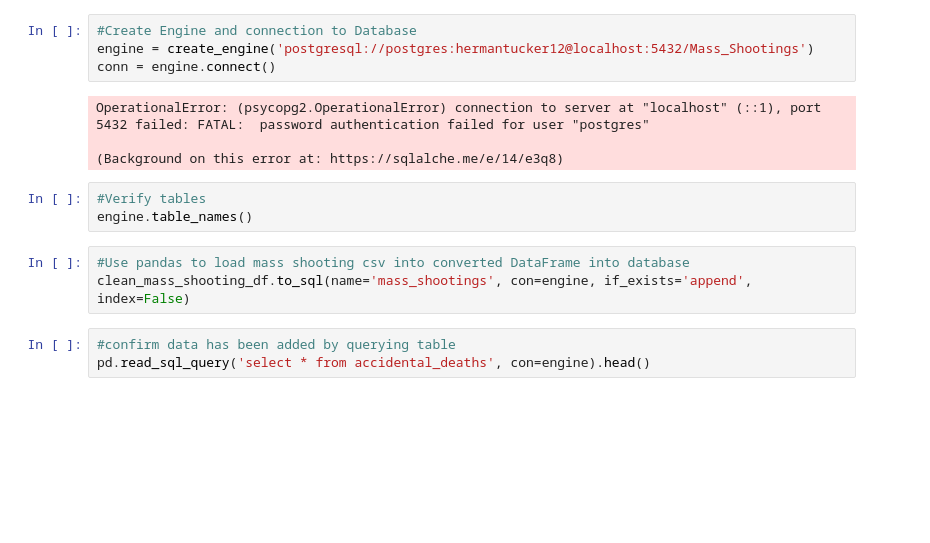
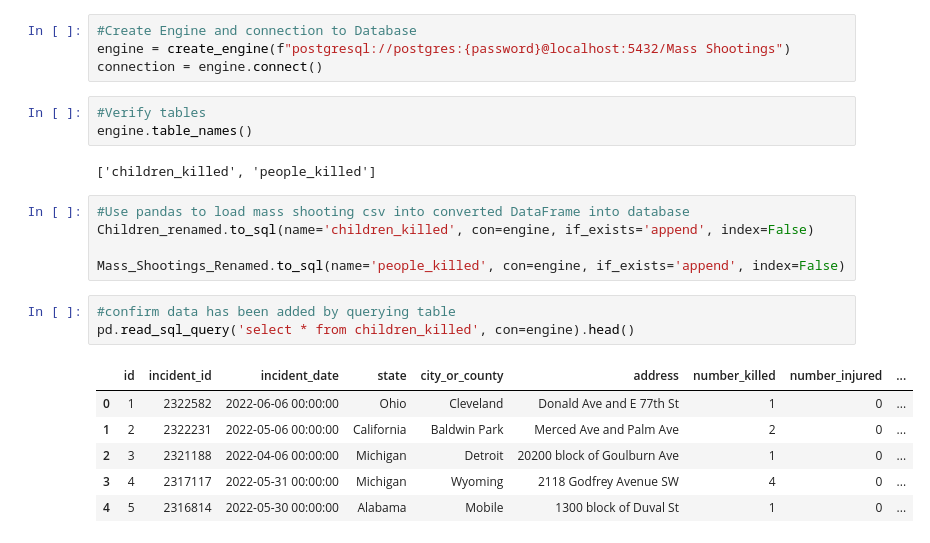
Before and after one commit to dmcneill0711/Mass-Shootings-and-Children, a Jupyter notebook: Mass Shootings Project.ipynb, the cells around one changed output. Cells and saved outputs as stored; diff of their text form; blank space fills up the shorter version.

```diff
--- a/Mass Shootings Project.ipynb
+++ b/Mass Shootings Project.ipynb
@@ -119,17 +146,24 @@ NameError: name 'Mass_Shootings_2022' is not defined
 # %%
 #Create Engine and connection to Database
-engine = create_engine('postgresql://postgres:hermantucker12@localhost:5432/Mass_Shootings')
-conn = engine.connect()
+engine = create_engine(f"postgresql://postgres:{password}@localhost:5432/Mass Shootings")
+connection = engine.connect()
-# %% [output]
-OperationalError: (psycopg2.OperationalError) connection to server at "localhost" (::1), port 5432 failed: FATAL:  password authentication failed for user "postgres"
-
-(Background on this error at: https://sqlalche.me/e/14/e3q8)
 # %%
 #Verify tables
 engine.table_names()
+# %% [output]
+['children_killed', 'people_killed']
 # %%
 #Use pandas to load mass shooting csv into converted DataFrame into database
-clean_mass_shooting_df.to_sql(name='mass_shootings', con=engine, if_exists='append', index=False)
+Children_renamed.to_sql(name='children_killed', con=engine, if_exists='append', index=False)
+
+Mass_Shootings_Renamed.to_sql(name='people_killed', con=engine, if_exists='append', index=False)
 # %%
 #confirm data has been added by querying table
-pd.read_sql_query('select * from accidental_deaths', con=engine).head()
+pd.read_sql_query('select * from children_killed', con=engine).head()
+# %% [output]
+|  | id | incident_id | incident_date | state | city_or_county | address | number_killed | number_injured | ... |
+| 0 | 1 | 2322582 | 2022-06-06 00:00:00 | Ohio | Cleveland | Donald Ave and E 77th St | 1 | 0 | ... |
+| 1 | 2 | 2322231 | 2022-05-06 00:00:00 | California | Baldwin Park | Merced Ave and Palm Ave | 2 | 0 | ... |
+| 2 | 3 | 2321188 | 2022-04-06 00:00:00 | Michigan | Detroit | 20200 block of Goulburn Ave | 1 | 0 | ... |
+| 3 | 4 | 2317117 | 2022-05-31 00:00:00 | Michigan | Wyoming | 2118 Godfrey Avenue SW | 4 | 0 | ... |
+| 4 | 5 | 2316814 | 2022-05-30 00:00:00 | Alabama | Mobile | 1300 block of Duval St | 1 | 0 | ... |
```
Also changed, not shown: parts of 6 cells of this notebook, 3 other files.
